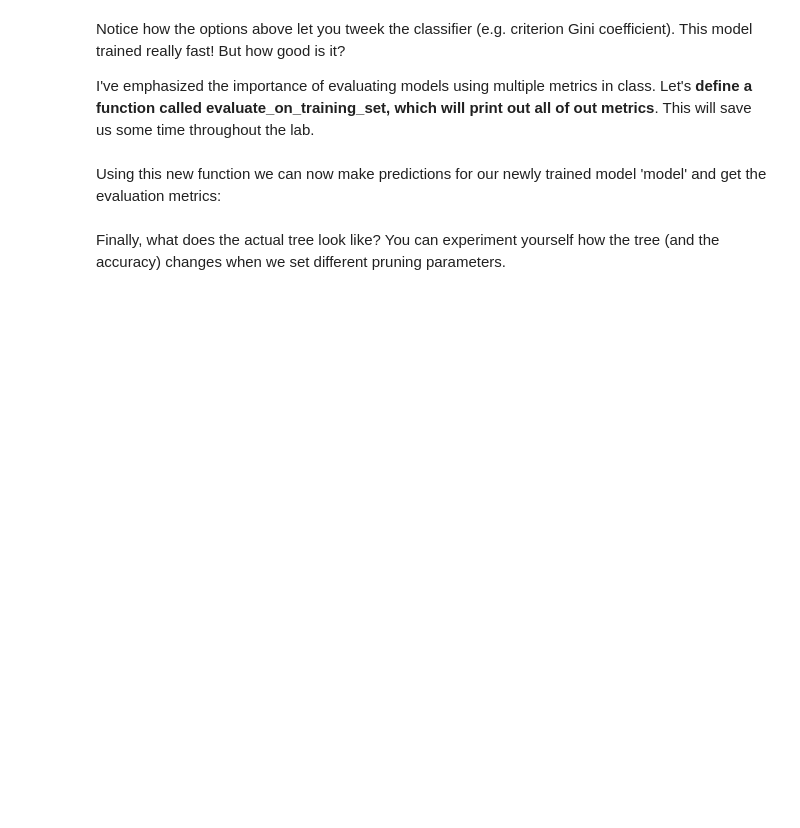
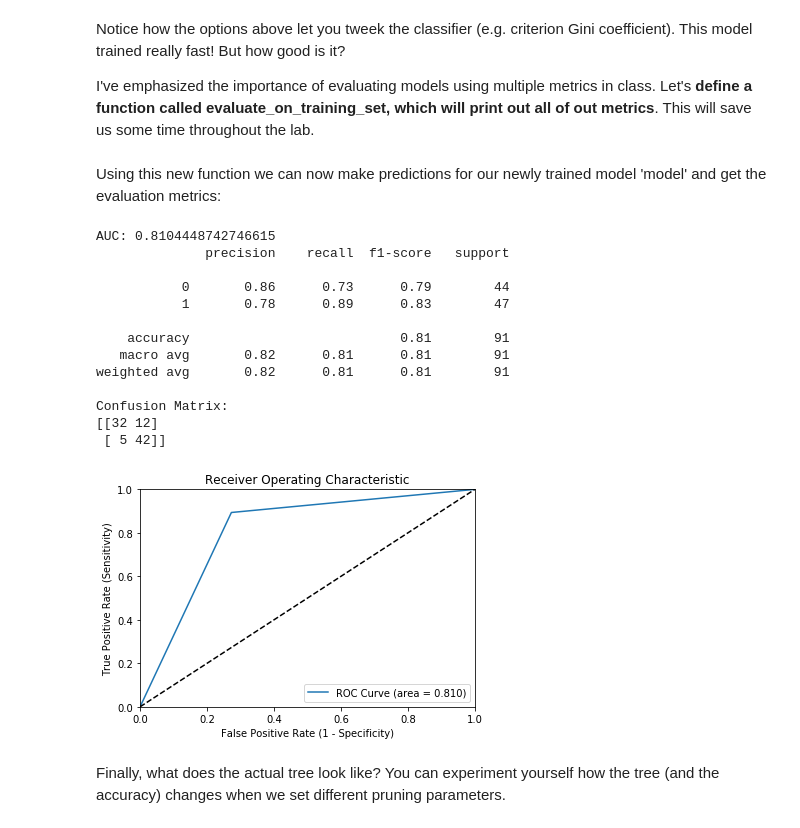
Before and after one commit to tasercake/CDS-50.038, a Jupyter notebook: Lab5/Classification_lab_empty.ipynb, the cells around one changed output. Cells and saved outputs as stored; diff of their text form; code cells hidden in the pictures; blank space fills up the shorter version.

```diff
--- a/Lab5/Classification_lab_empty.ipynb
+++ b/Lab5/Classification_lab_empty.ipynb
@@ -118,8 +105,21 @@ To properly evaluate models, we **create a test and training set** with 30% spli
 # %% [markdown]
 Most classifiers will work best if the data is normalized. We can easily do this by using the MinMaxScaler fuction.
+# %%
+from sklearn.preprocessing import MinMaxScaler
+
+x_scaler = MinMaxScaler()
+x_scaler.fit(x_train)
+x_train_norm = x_scaler.transform(x_train)
+x_test_norm = x_scaler.transform(x_test)
 # %% [markdown]
 ### Model 1: Decision Trees
 # %% [markdown]
 Let's import the sklearn library for CART decision trees, and define a variable 'model' to hold our CART tree model. We can specify some pruning/early stopping parameters so that the size of the tree can be adjusted.
+# %%
+from sklearn import tree
+
+model = tree.DecisionTreeClassifier(max_depth=3, min_samples_leaf=1)
 # %% [markdown]
 Let's train the model by passing it our training data X_train and labels y_train. Note that decision trees don't need normalized data, in this case it may be easier to understand with the original data (so we are using X_train, not X_train_norm as we do in the other models):
+# %%
+model.fit(x_train, y_train)
@@ -128,7 +135,43 @@ Notice how the options above let you tweek the classifier (e.g. criterion Gini c
 
 I've emphasized the importance of evaluating models using multiple metrics in class. Let's **define a function called
 evaluate_on_training_set, which will print out all of out metrics**. This will save us some time throughout the lab.
+# %%
+from sklearn.metrics import classification_report, confusion_matrix, roc_curve, roc_auc_score
+
+def evaluate(y_true, y_pred):
+    auc = roc_auc_score(y_true, y_pred)
+    print(f"AUC: {auc}")
+    print(classification_report(y_true, y_pred))
+    print(f"Confusion Matrix:\n{confusion_matrix(y_true, y_pred)}")
+
+    fpr, tpr, thresholds = roc_curve(y_true, y_pred)
+    plt.plot(fpr, tpr, label=f'ROC Curve (area = {auc:.3f})')
+    plt.plot([0, 1], [0,1], 'k--')
+    plt.xlim([0, 1])
+    plt.ylim([0, 1])
+    plt.legend()
+    plt.xlabel("False Positive Rate (1 - Specificity)")
+    plt.ylabel("True Positive Rate (Sensitivity)")
+    plt.title("Receiver Operating Characteristic")
 # %% [markdown]
 Using this new function we can now make predictions for our newly trained model 'model' and get the evaluation metrics:
+# %%
+y_pred = model.predict(x_test)
+evaluate(y_test, y_pred)
+# %% [output]
+AUC: 0.8104448742746615
+              precision    recall  f1-score   support
+
+           0       0.86      0.73      0.79        44
+           1       0.78      0.89      0.83        47
+
+    accuracy                           0.81        91
+   macro avg       0.82      0.81      0.81        91
+weighted avg       0.82      0.81      0.81        91
+
+Confusion Matrix:
+[[32 12]
+ [ 5 42]]
+[figure, added]
 # %% [markdown]
 Finally, what does the actual tree look like? You can experiment yourself how the tree (and the accuracy) changes when we set different pruning parameters.
```
Also changed, not shown: parts of 23 cells of this notebook.
